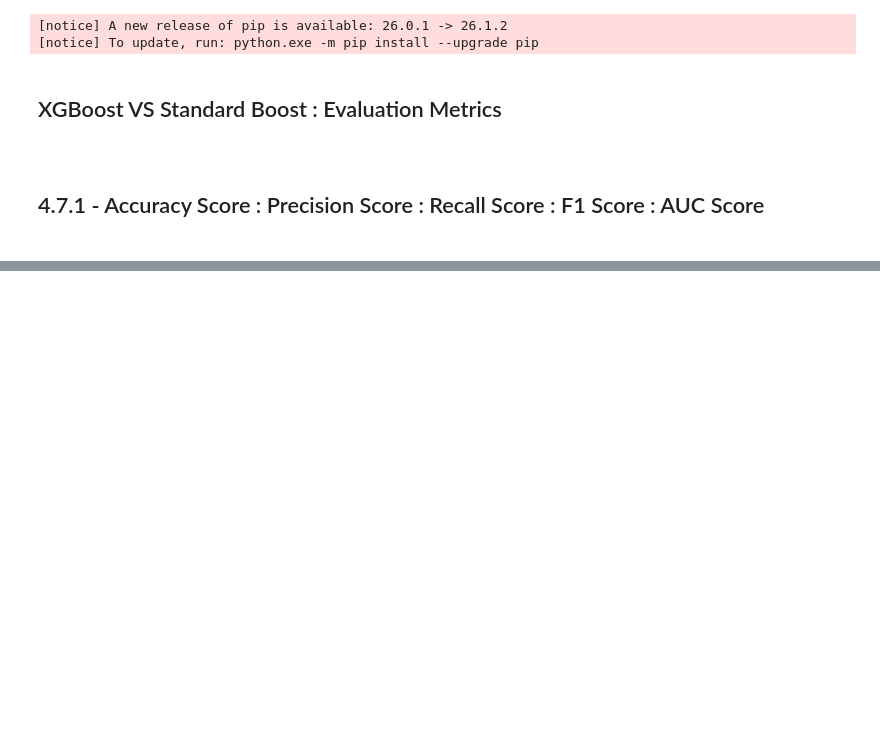
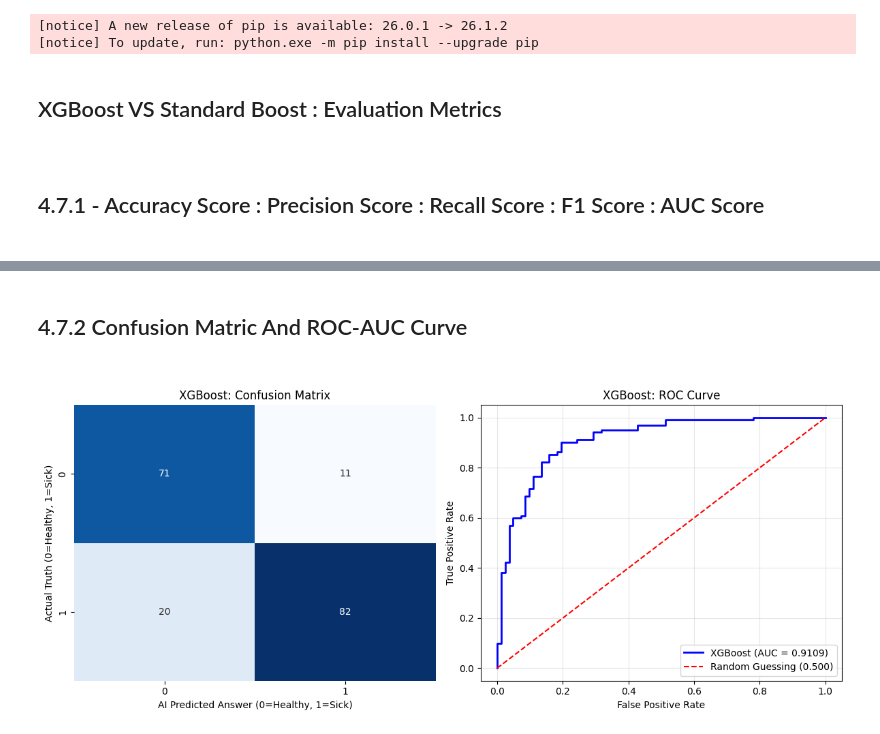
Before and after one commit to Tanish-30-08-2006/Heart-Disease-Prediction, a Jupyter notebook: notebooks/04_Model_Training_and_Verification.ipynb, the cells around one changed output, grey strips where cells are left out. Cells and saved outputs as stored; diff of their text form; code cells hidden in the pictures; blank space fills up the shorter version.

Commit message:
feat: model creation process : initialized roc curve and confusion matrix for XGBoost gradient model

```diff
--- a/notebooks/04_Model_Training_and_Verification.ipynb
+++ b/notebooks/04_Model_Training_and_Verification.ipynb
@@ -1079,0 +1089,41 @@ print(f"ROC-AUC     | {auc_gbm:.4f}        | {auc_xgb:.4f}        |")
+# %% [markdown]
+#
+## 4.7.2 Confusion Matric And ROC-AUC Curve
+#
+# %%
+import matplotlib.pyplot as plt
+import seaborn as sns
+from sklearn.metrics import confusion_matrix, roc_curve
+
+plt.figure(figsize=(12, 5))
+
+# ---------------------------------------------------------
+# VISUAL 1: The Confusion Matrix (Using XGBoost)
+# ---------------------------------------------------------
+plt.subplot(1, 2, 1)
+
+cm_xgb = confusion_matrix(y_test, y_pred_xgb)
+sns.heatmap(cm_xgb, annot=True, fmt='d', cmap='Blues', cbar=False)
+plt.title('XGBoost: Confusion Matrix')
+plt.xlabel('AI Predicted Answer (0=Healthy, 1=Sick)')
+plt.ylabel('Actual Truth (0=Healthy, 1=Sick)')
+
+# ---------------------------------------------------------
+# VISUAL 2: The ROC Curve
+# ---------------------------------------------------------
+plt.subplot(1, 2, 2)
+
+fpr_xgb, tpr_xgb, _ = roc_curve(y_test, y_prob_xgb)
+plt.plot(fpr_xgb, tpr_xgb, color='blue', linewidth=2, label=f'XGBoost (AUC = {auc_xgb:.4f})')
+plt.plot([0, 1], [0, 1], color='red', linestyle='--', label='Random Guessing (0.500)')
+
+plt.title('XGBoost: ROC Curve')
+plt.xlabel('False Positive Rate')
+plt.ylabel('True Positive Rate')
+plt.legend(loc='lower right')
+plt.grid(alpha=0.3)
+
+plt.tight_layout()
+plt.show()
+# %% [output]
+[figure, added]
```
Also changed, not shown: parts of 1 cell of this notebook.
